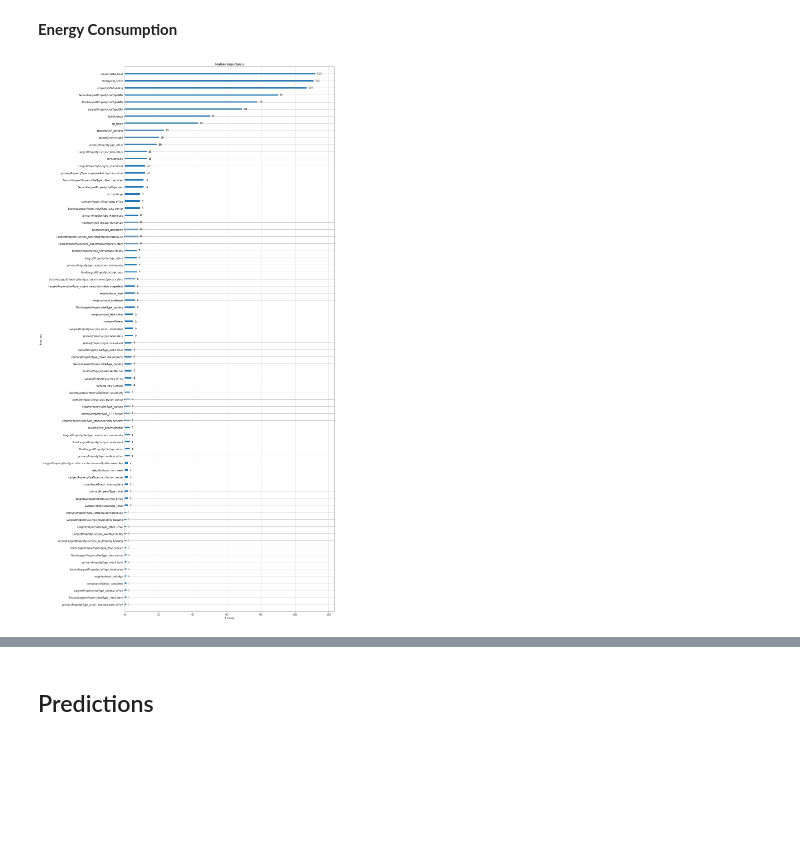
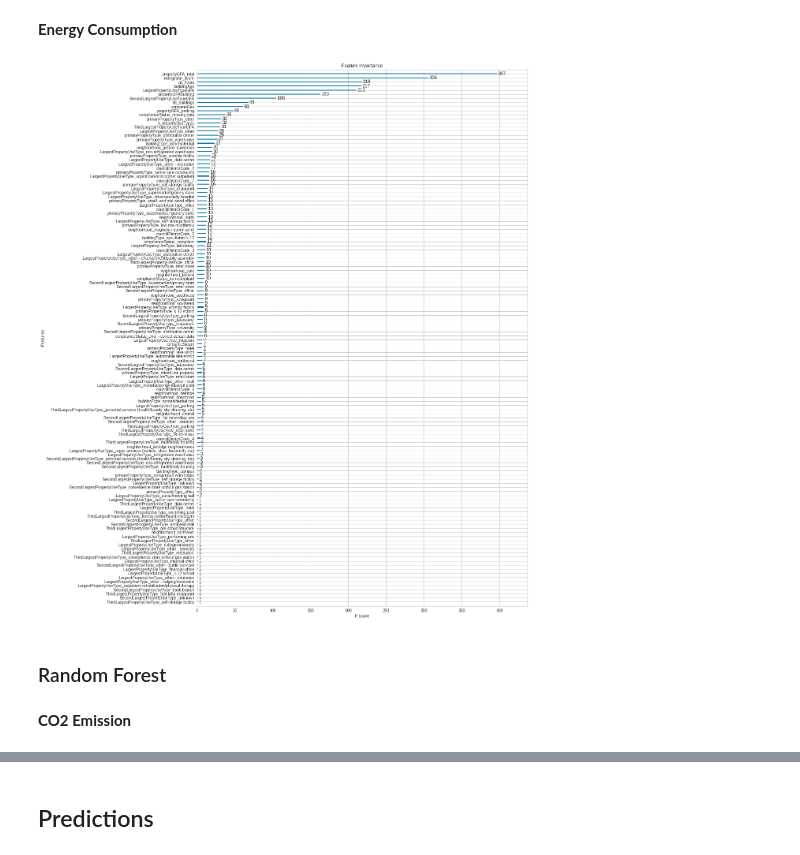
Before and after one commit to FlorianFormentini/OC_IML_P3_EnergyConsumption, a Jupyter notebook: Pelec_02_Predictions.ipynb, the cells around one changed output, grey strips where cells are left out. Saved outputs shown, nothing was run; the diff lists cells and outputs as text; code cells hidden in the pictures; blank space fills up the shorter version.

```diff
--- a/Pelec_02_Predictions.ipynb
+++ b/Pelec_02_Predictions.ipynb
@@ -83,0 +108,3 @@ TestSet : 542 rows / 190 columns
+# %%
+from sklearn.model_selection import train_test_split
+train, test = train_test_split(data, test_size=0.33, shuffle=True)
@@ -129,10 +142,0 @@ except FileNotFoundError:
-# %%
-# to predict CO2 emission
-y_train_co2 = train_encoded_scaled_imp.GHG_emissions_TCO2e
-y_test_co2 = test_encoded_scaled_imp.GHG_emissions_TCO2e
-# To predict the energy consumption
-y_train_nrg = train_encoded_scaled_imp.siteEnergyUse_kBtu
-y_test_nrg = test_encoded_scaled_imp.siteEnergyUse_kBtu
-
-X_train = train_encoded_scaled_imp.drop(columns=['siteEnergyUse_kBtu', 'GHG_emissions_TCO2e'])
-X_test = test_encoded_scaled_imp.drop(columns=['siteEnergyUse_kBtu', 'GHG_emissions_TCO2e'])
@@ -443,0 +286,27 @@ After optimization we can clearly see that nonlinear models get better performan
+# %%
+%%time
+xgb_params_grid = {
+    'n_estimators' : [90, 91, 92],
+    #'max_depth': [6, 7, 8],
+    #'colsample_bytree': [.7, .8, .9],
+    #'subsample': [.7, .8, .9],
+    #'learning_rate': [.001, .01, 0.1]
+}
+fixed_params = {
+    #'n_estimator':100,
+    'learning_rate': 0.1,
+    'max_depth': 7,
+    'subsample': .8,
+    'colsample_bytree': .8,
+}
+
+if xgb_params_grid:
+    model_nrg = XGBRegressor(**fixed_params, objective='reg:squarederror', n_jobs=-1, random_state=0)
+    gs_nrg = GridSearchCV(model_nrg, xgb_params_grid, cv=cv, scoring='r2', return_train_score=True)
+    gs_nrg.fit(X_train, y_train_nrg)
+    joblib.dump(gs_nrg.best_estimator_, os.path.join(MODELS_DIR, "tuned_xgb_nrg.pkl"))
+    print(f"Energy consumption:\n > Best r²: {gs_nrg.best_score_}\n > Best params: {gs_nrg.best_params_}")
+    tuned_model_nrg = gs_nrg.best_estimator_
+else:
+    tuned_model_nrg = joblib.load(os.path.join(MODELS_DIR, f"tuned_xgb_nrg.pkl"))
+    print('Model loaded')
@@ -484,8 +334,10 @@ plt.show()
 # %% [markdown]
 **Energy Consumption**
 # %%
-fig, ax = plt.subplots(figsize=(15, 40))
-plot_importance(tuned_models_nrg['xgb'].best_estimator_, ax=ax)
+fig, ax = plt.subplots(figsize=(15, 25))
+plot_importance(tuned_model_nrg, ax=ax)
 plt.show()
 # %% [output]
-[figure, old version]
+[figure, new version]
+# %% [markdown]
+### Random Forest
@@ -491,0 +355,2 @@ plt.show()
+# %% [markdown]
+**CO2 Emission**
```
Also changed, not shown: parts of 88 cells of this notebook, 5 other files.
